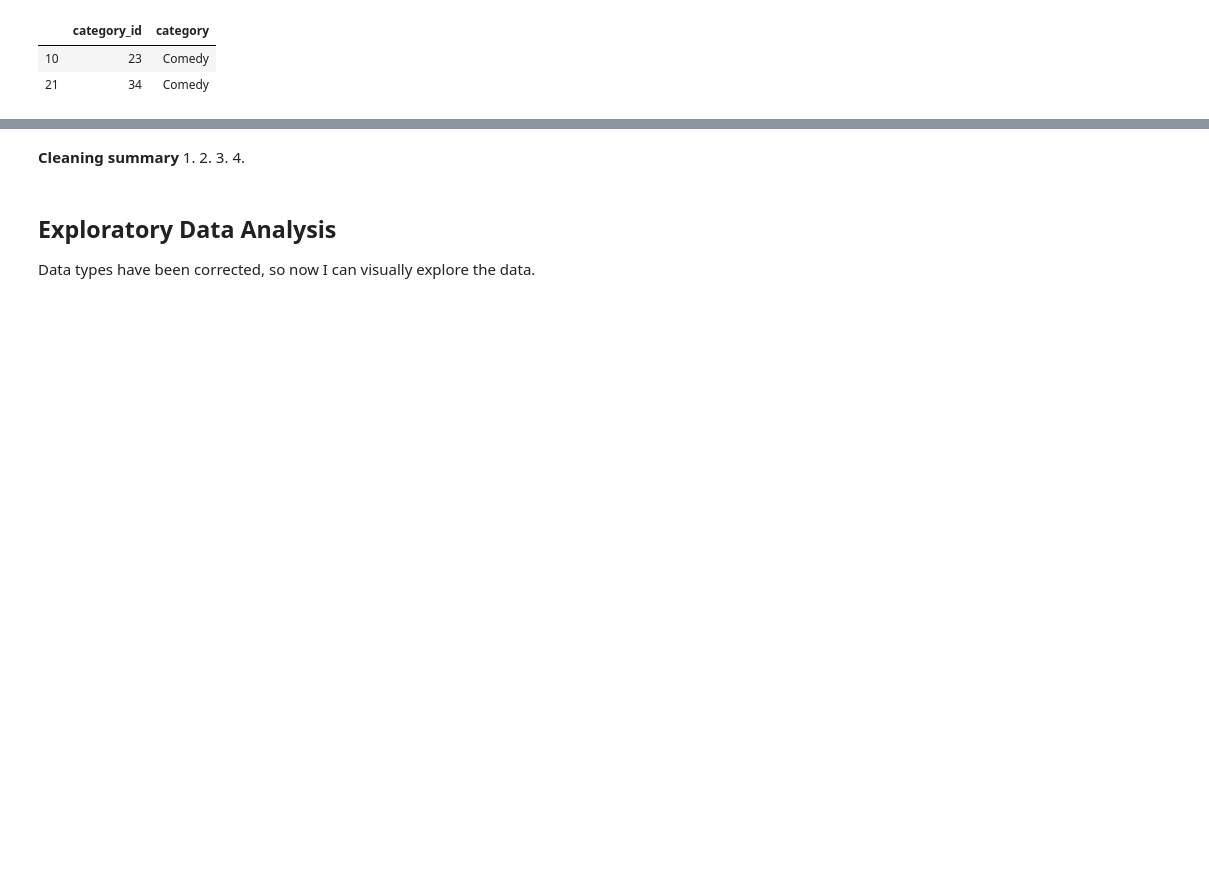
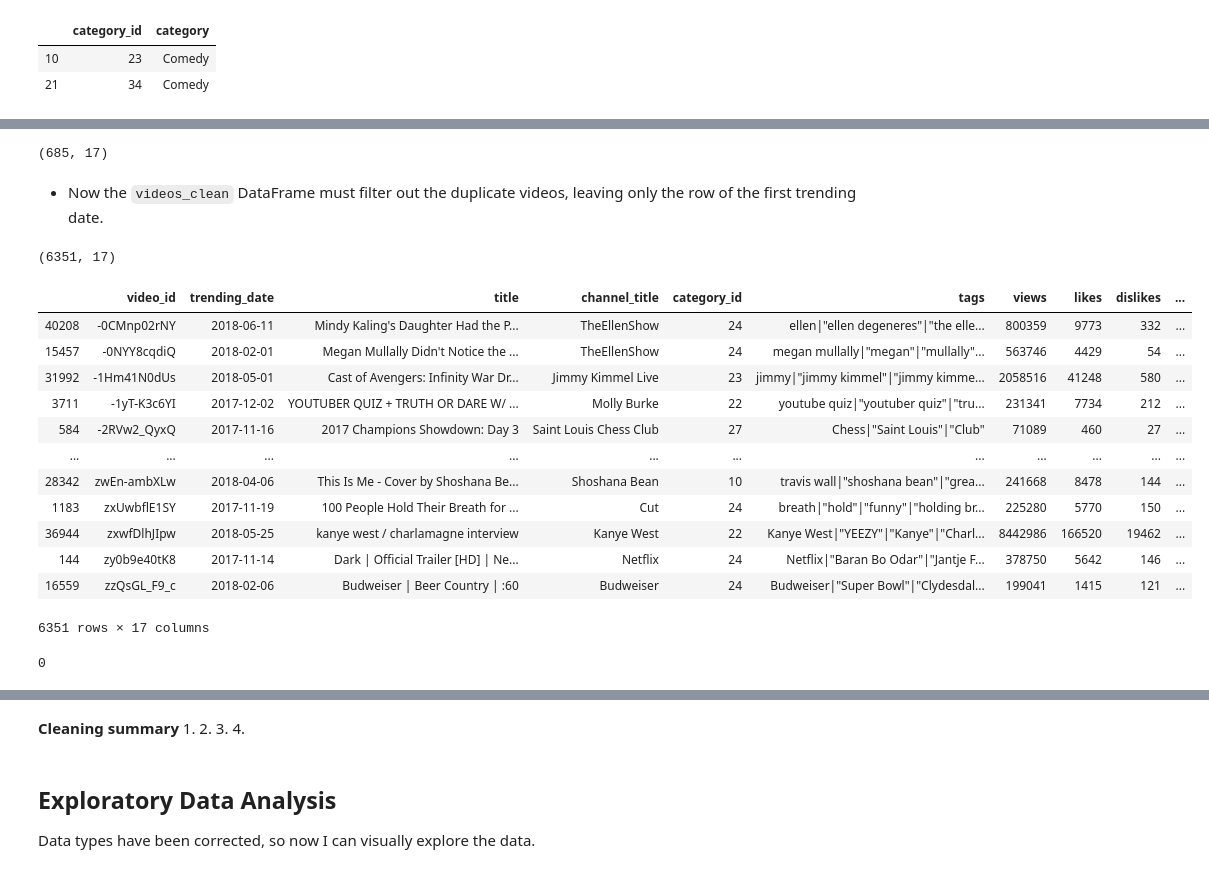
Before and after one commit to bakabbyy/youtube-trending, a Jupyter notebook: youtube-trending.ipynb, the cells around one changed output, grey strips where cells are left out. Saved outputs shown, nothing was run; the diff lists cells and outputs as text; code cells hidden in the pictures; blank space fills up the shorter version.

Commit message:
Data cleaning - need sort and merge

```diff
--- a/youtube-trending.ipynb
+++ b/youtube-trending.ipynb
@@ -317,0 +316,4 @@ dtype: object
+# %%
+videos_clean['publish_date'] = videos_clean['publish_time'].dt.date
+videos_clean['publish_time_new'] = videos_clean['publish_time'].dt.time
+videos_clean.head(2)
@@ -317,0 +326,4 @@ dtype: object
+# %%
+videos_clean = videos_clean.drop(columns='publish_time', axis=1)
+videos_clean = videos_clean.rename(columns={'publish_time_new': 'publish_time'})
+videos_clean.head(2)
@@ -317,0 +337,3 @@ dtype: object
+# %%
+videos_clean = videos_clean.drop_duplicates()
+videos_clean.shape
@@ -317,0 +360,32 @@ dtype: object
+# %%
+multiple_trending = videos_clean[videos_clean['video_id'].isin(duplicate_id.values)].sort_values('video_id')
+multiple_trending.shape
+# %% [output]
+(685, 17)
+# %% [markdown]
+- Now the `videos_clean` DataFrame must filter out the duplicate videos, leaving only the row of the first trending date.
+# %%
+videos_clean = videos_clean.sort_values('trending_date').drop_duplicates('video_id', keep='last')
+videos_clean.shape
+# %% [output]
+(6351, 17)
+# %%
+videos_clean.sort_values('video_id')
+# %% [output]
+|  | video_id | trending_date | title | channel_title | category_id | tags | views | likes | dislikes | ... |
+| 40208 | -0CMnp02rNY | 2018-06-11 | Mindy Kaling's Daughter Had the P... | TheEllenShow | 24 | ellen|"ellen degeneres"|"the elle... | 800359 | 9773 | 332 | ... |
+| 15457 | -0NYY8cqdiQ | 2018-02-01 | Megan Mullally Didn't Notice the ... | TheEllenShow | 24 | megan mullally|"megan"|"mullally"... | 563746 | 4429 | 54 | ... |
+| 31992 | -1Hm41N0dUs | 2018-05-01 | Cast of Avengers: Infinity War Dr... | Jimmy Kimmel Live | 23 | jimmy|"jimmy kimmel"|"jimmy kimme... | 2058516 | 41248 | 580 | ... |
+| 3711 | -1yT-K3c6YI | 2017-12-02 | YOUTUBER QUIZ + TRUTH OR DARE W/ ... | Molly Burke | 22 | youtube quiz|"youtuber quiz"|"tru... | 231341 | 7734 | 212 | ... |
+| 584 | -2RVw2_QyxQ | 2017-11-16 | 2017 Champions Showdown: Day 3 | Saint Louis Chess Club | 27 | Chess|"Saint Louis"|"Club" | 71089 | 460 | 27 | ... |
+| ... | ... | ... | ... | ... | ... | ... | ... | ... | ... | ... |
+| 28342 | zwEn-ambXLw | 2018-04-06 | This Is Me - Cover by Shoshana Be... | Shoshana Bean | 10 | travis wall|"shoshana bean"|"grea... | 241668 | 8478 | 144 | ... |
+| 1183 | zxUwbflE1SY | 2017-11-19 | 100 People Hold Their Breath for ... | Cut | 24 | breath|"hold"|"funny"|"holding br... | 225280 | 5770 | 150 | ... |
+| 36944 | zxwfDlhJIpw | 2018-05-25 | kanye west / charlamagne interview | Kanye West | 22 | Kanye West|"YEEZY"|"Kanye"|"Charl... | 8442986 | 166520 | 19462 | ... |
+| 144 | zy0b9e40tK8 | 2017-11-14 | Dark | Official Trailer [HD] | Ne... | Netflix | 24 | Netflix|"Baran Bo Odar"|"Jantje F... | 378750 | 5642 | 146 | ... |
+| 16559 | zzQsGL_F9_c | 2018-02-06 | Budweiser | Beer Country | :60 | Budweiser | 24 | Budweiser|"Super Bowl"|"Clydesdal... | 199041 | 1415 | 121 | ... |
+6351 rows × 17 columns
+# %%
+videos_clean.duplicated('video_id').sum()
+# %% [output]
+0
```
Also changed, not shown: parts of 41 cells of this notebook.
